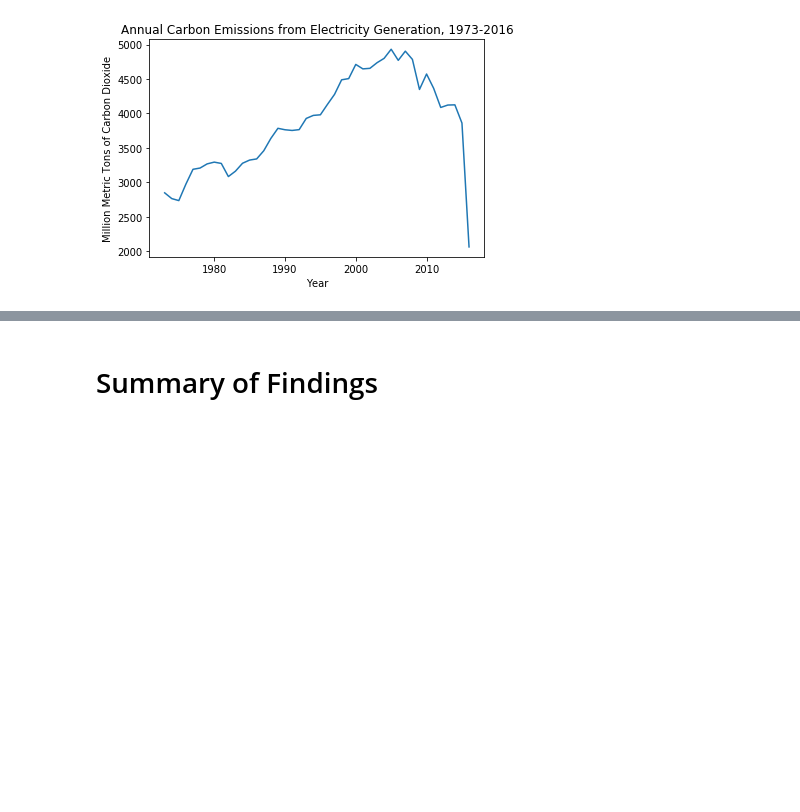
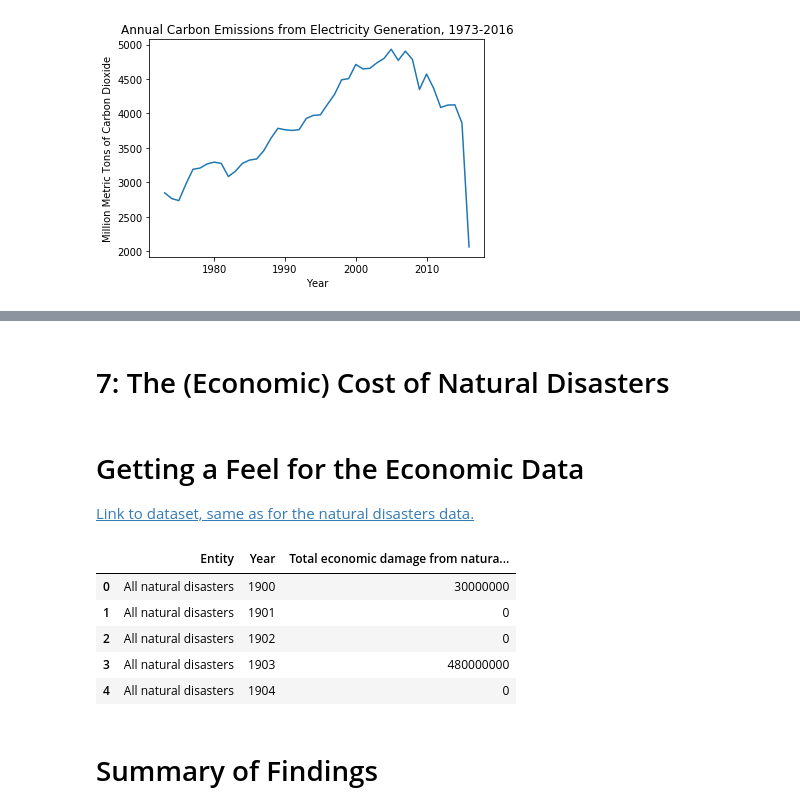
Before and after one commit to UPstartDeveloper/climate-change-analysis, a Jupyter notebook: analysis.ipynb, the cells around one changed output, grey strips where cells are left out. Drawn from its saved outputs; the diff is of its cells as text; code cells hidden in the pictures; blank space fills up the shorter version.

```diff
--- a/analysis.ipynb
+++ b/analysis.ipynb
@@ -397,0 +400,14 @@ plt.show()
+# %% [markdown]
+# 7: The (Economic) Cost of Natural Disasters
+# %% [markdown]
+# Getting a Feel for the Economic Data
+[Link to dataset, same as for the natural disasters data.](https://www.kaggle.com/dataenergy/natural-disaster-data)
+# %%
+econ_df.head()
+# %% [output]
+|  | Entity | Year | Total economic damage from natura... |
+| 0 | All natural disasters | 1900 | 30000000 |
+| 1 | All natural disasters | 1901 | 0 |
+| 2 | All natural disasters | 1902 | 0 |
+| 3 | All natural disasters | 1903 | 480000000 |
+| 4 | All natural disasters | 1904 | 0 |
```
Also changed, not shown: parts of 7 cells of this notebook.
